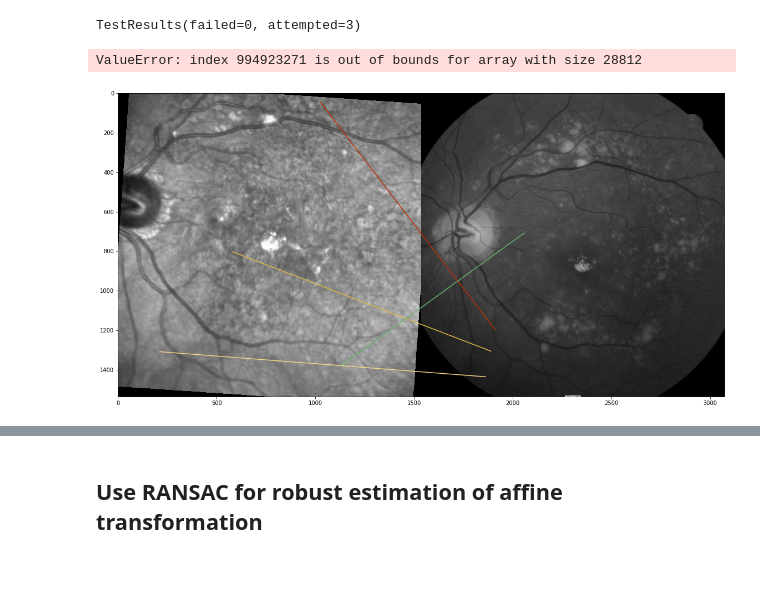
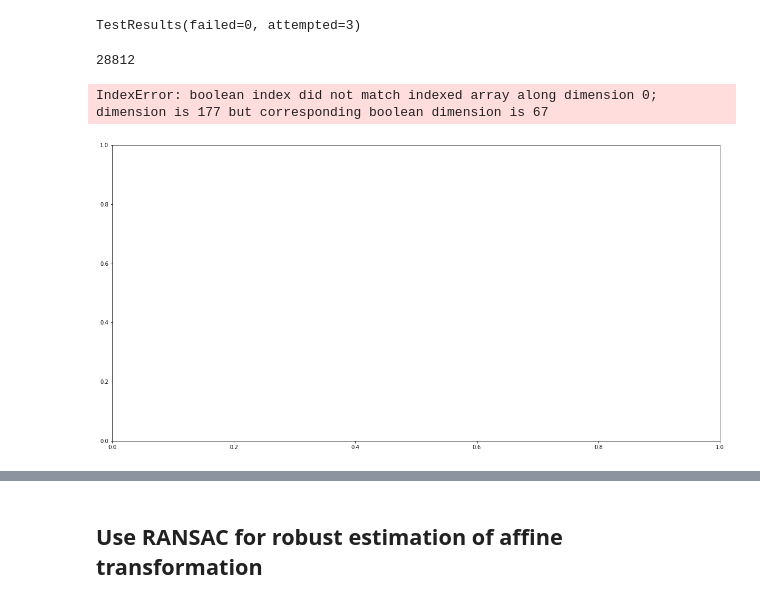
Before and after one commit to MedVisBonn/eyepy, a Jupyter notebook: notebooks/NIR_CFP_registration.ipynb, the cells around one changed output, grey strips where cells are left out. Saved outputs shown, nothing was run; the diff lists cells and outputs as text; code cells hidden in the pictures; blank space fills up the shorter version.

```diff
--- a/notebooks/NIR_CFP_registration.ipynb
+++ b/notebooks/NIR_CFP_registration.ipynb
@@ -196,15 +209,15 @@ def ann(src, dest, n_trees=10, metric="euc"):
     src = src.reshape((np.prod(orig_src_shape), -1))
     dest = dest.reshape((np.prod(orig_dest_shape), -1))
 
-    t = AnnoyIndex(dest.shape[-1], 'euclidean')  # Length of item vector that will be indexed
+    t = AnnoyIndex(dest.shape[-1], 'euclidean')
     for i in range(dest.shape[0]):
         t.add_item(i, dest[i])
 
     t.build(n_trees)
 
 
-    dest_indices = np.empty(dest.shape[0], dtype=int)
-    dest_dist = np.empty(dest.shape[0], dtype=int)
+    dest_indices = np.empty(src.shape[0], dtype=np.int)
+    dest_dist = np.empty(src.shape[0], dtype=np.int)
     for i in range(src.shape[0]):
         ind, dist = t.get_nns_by_vector(src[i], n=1, search_k=-1,
                                         include_distances=True)
@@ -256,7 +269,7 @@ def mutual_ann_match(src_features, dest_features):
             #matches[i, position_nn_in_src] = dest_dist[i]
 
     results = sorted(results, key= lambda x: x[0])
-    matches = np.array([x[1] for x in results])
+    matches = np.asarray([x[1] for x in results])
     distances = np.array([x[0] for x in results])
     return matches, distances
 
@@ -264,15 +277,28 @@ import doctest
 doctest.testmod()
 # %% [output]
 TestResults(failed=0, attempted=3)
+# %%
+49*49*12
+# %% [output]
+28812
 # %%
 matches, distances = mutual_ann_match(src_feat,
                                       dest_feat)
+# %%
+new_shape_rotated_nir = (ss_nir_rotated_hog.shape[:3]) + (np.prod(ss_nir_rotated_hog.shape[3:]),)
+new_shape_cfp = (ss_cfp_hog.shape[:2]) + (np.prod(ss_cfp_hog.shape[2:]),)
+matches, distances = mutual_ann_match(ss_cfp_hog.reshape(new_shape_cfp),
+                                      ss_nir_rotated_hog.reshape(new_shape_rotated_nir))
+# %%
+len_m = matches.shape[0]
+mapping = np.tile(np.arange(len_m).reshape(len_m,1), 2)
+# %%
+keypoints1 = (np.array(matches[:, 0].tolist())*N+(N*M/2))*2
+keypoints2 = (np.array(matches[:, 1].tolist())*N+(N*M/2))*2
 # %%
-new_shape_rotated_nir = (fd_rotated_nir.shape[:3]) + (np.prod(fd_rotated_nir.shape[3:]),)
-new_shape_cfp = (fd_cfp_5.shape[:2]) + (np.prod(fd_cfp_5.shape[2:]),)
-matches, distances = mutual_ann_match(fd_cfp_5.reshape(new_shape_cfp),
-                                      fd_rotated_nir.reshape(new_shape_rotated_nir))
+#new_shape_nir = (fd_nir_5.shape[:2]) + (np.prod(fd_nir_5.shape[2:]),)
+#new_shape_cfp = (fd_cfp_5.shape[:2]) + (np.prod(fd_cfp_5.shape[2:]),)
+#matches, distances = mutual_ann_match(fd_cfp_5.reshape(new_shape_cfp)*1000,
+#                                      fd_nir_5.reshape(new_shape_nir)*1000)
 
-matches = (matches*N+(N*M/2))*5
+#matches = (matches*N+(N*M/2))*5
-# %% [output]
-ValueError: index 994923271 is out of bounds for array with size 28812
@@ -286,5 +305,6 @@ ValueError: index 994923271 is out of bounds for array with size 28812
 # %%
 fig, ax = plt.subplots(1,1, figsize=(20,10))
-plot_matches(ax, nir_img, cfp_img[..., 1], keypoints1, keypoints2, matches[inliers], only_matches=True)
+plot_matches(ax, nir_img, cfp_img[..., 1], keypoints1, keypoints2[:, :2], mapping[inliers], only_matches=True)
 # %% [output]
+IndexError: boolean index did not match indexed array along dimension 0; dimension is 177 but corresponding boolean dimension is 67
-[figure, old version]
+[figure, new version]
```
Also changed, not shown: parts of 34 cells of this notebook, 3 other files.
